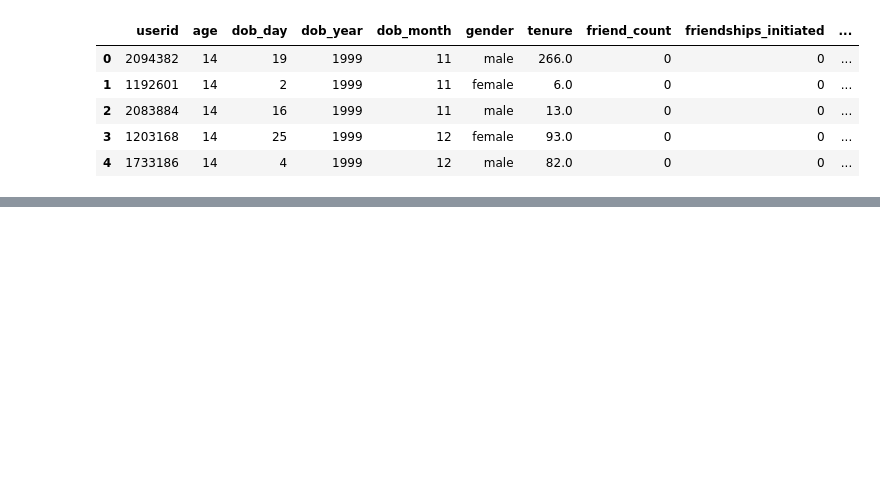
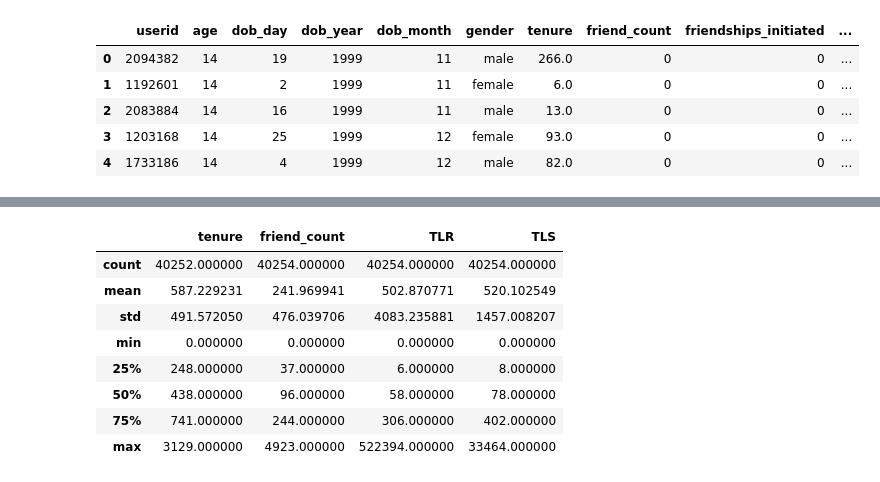
Before and after one commit to Shafin-Thiyam/Data_Science, a Jupyter notebook: 4_Facebook_data/FB_EDA.ipynb, the cells around one changed output, grey strips where cells are left out. Drawn from its saved outputs; the diff is of its cells as text; code cells hidden in the pictures; blank space fills up the shorter version.

```diff
--- a/4_Facebook_data/FB_EDA.ipynb
+++ b/4_Facebook_data/FB_EDA.ipynb
@@ -60,0 +124,12 @@ report.to_file("FB_Stats.html")
+# %%
+FB_data[['gender','tenure','friend_count','TLR','TLS']][FB_data.gender=='female'].describe()
+# %% [output]
+|  | tenure | friend_count | TLR | TLS |
+| count | 40252.000000 | 40254.000000 | 40254.000000 | 40254.000000 |
+| mean | 587.229231 | 241.969941 | 502.870771 | 520.102549 |
+| std | 491.572050 | 476.039706 | 4083.235881 | 1457.008207 |
+| min | 0.000000 | 0.000000 | 0.000000 | 0.000000 |
+| 25% | 248.000000 | 37.000000 | 6.000000 | 8.000000 |
+| 50% | 438.000000 | 96.000000 | 58.000000 | 78.000000 |
+| 75% | 741.000000 | 244.000000 | 306.000000 | 402.000000 |
+| max | 3129.000000 | 4923.000000 | 522394.000000 | 33464.000000 |
```
Also changed, not shown: parts of 16 cells of this notebook, 2 other files.
